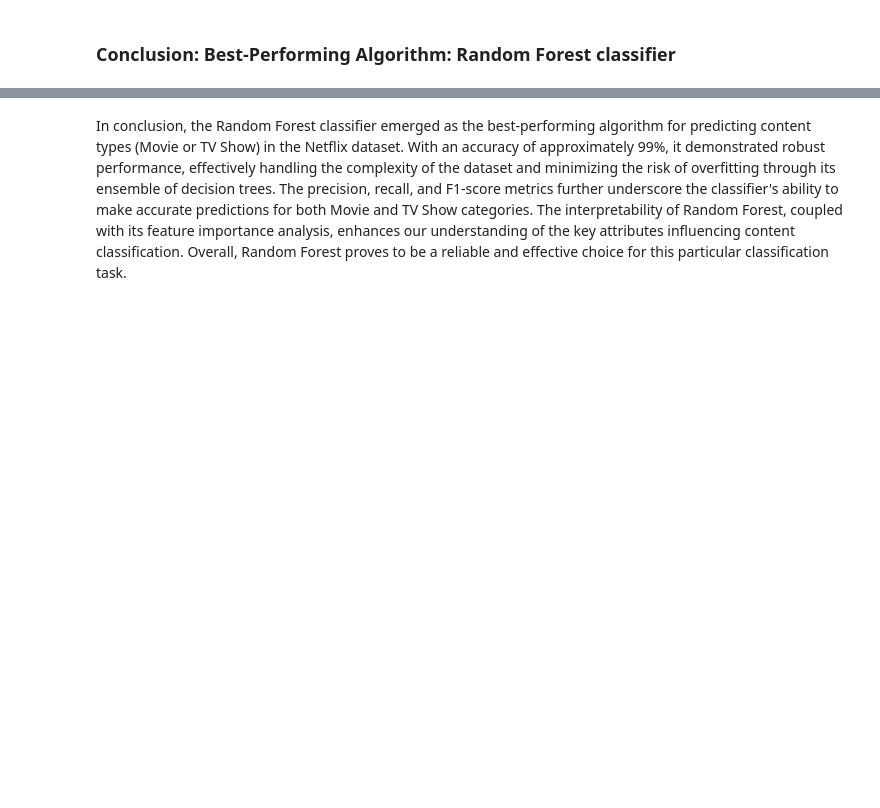
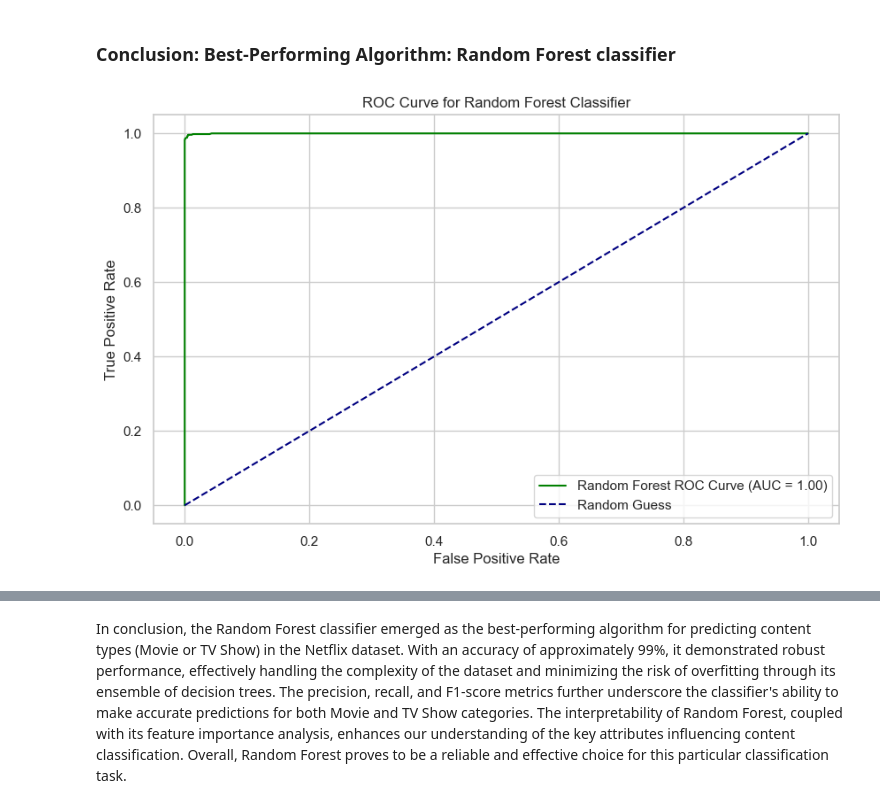
Before and after one commit to samincgs/netflix-show-release-trend-analysis, a Jupyter notebook: Updated-final-project.ipynb, the cells around one changed output, grey strips where cells are left out. Drawn from its saved outputs; the diff is of its cells as text; code cells hidden in the pictures; blank space fills up the shorter version.

```diff
--- a/Updated-final-project.ipynb
+++ b/Updated-final-project.ipynb
@@ -627,0 +624,26 @@ Random Forest was employed for the task of predicting content types (Movie or TV
+# %%
+# Graph 1 and small description
+from sklearn.preprocessing import LabelEncoder
+
+# Convert categorical labels to binary format
+label_encoder = LabelEncoder()
+y_test_binary = label_encoder.fit_transform(y_test)
+
+# Get predicted probabilities for the positive class
+y_scores_rf = rf_classifier.predict_proba(X_test)[:, 1]
+
+# Calculate ROC curve
+fpr_rf, tpr_rf, thresholds_rf = roc_curve(y_test_binary, y_scores_rf)
+roc_auc_rf = auc(fpr_rf, tpr_rf)
+
+# Plot ROC curve
+plt.figure(figsize=(10, 6))
+plt.plot(fpr_rf, tpr_rf, color='green', label=f'Random Forest ROC Curve (AUC = {roc_auc_rf:.2f})')
+plt.plot([0, 1], [0, 1], color='navy', linestyle='--', label='Random Guess')
+plt.xlabel('False Positive Rate')
+plt.ylabel('True Positive Rate')
+plt.title('ROC Curve for Random Forest Classifier')
+plt.legend()
+plt.show()
+# %% [output]
+[figure, added]
```
Also changed, not shown: parts of 8 cells of this notebook.
